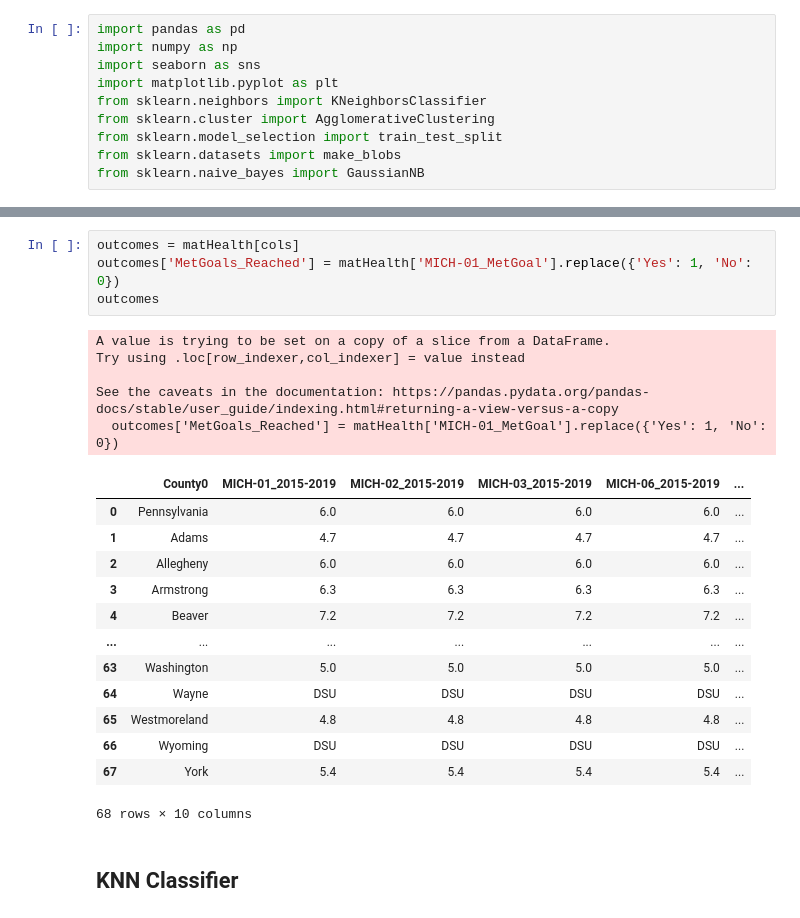
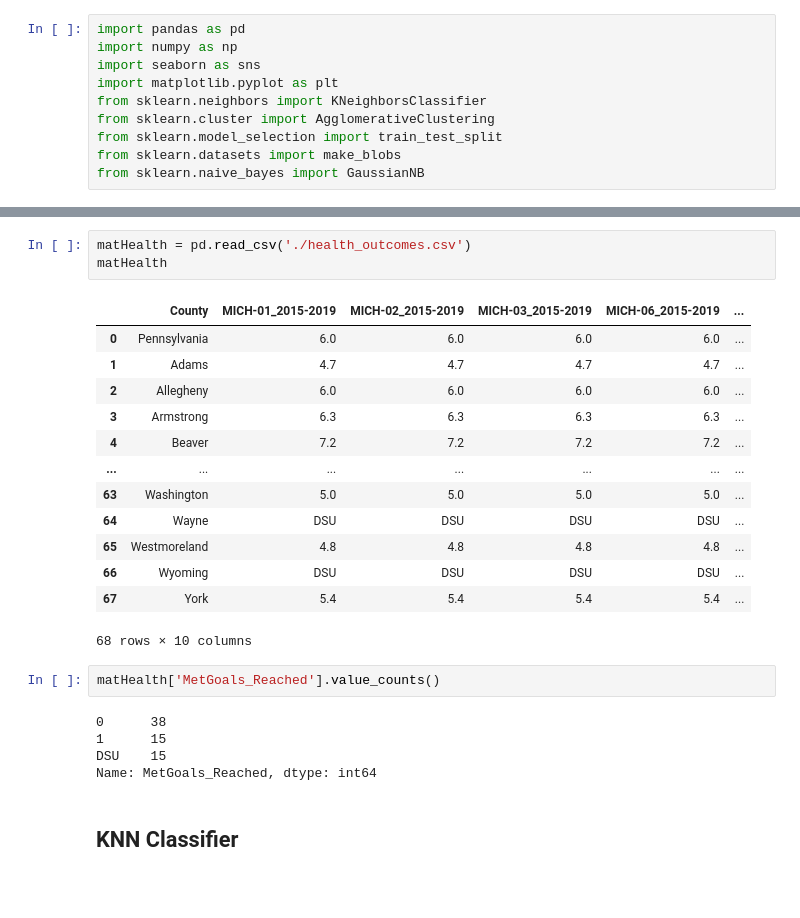
Before and after one commit to cleung-2/dabp_final, a Jupyter notebook: Classifiers.ipynb, the cells around one changed output, grey strips where cells are left out. Cells and saved outputs as stored; diff of their text form; blank space fills up the shorter version.

```diff
--- a/Classifiers.ipynb
+++ b/Classifiers.ipynb
@@ -51,26 +13,27 @@ cols
-# %%
-outcomes = matHealth[cols]
-outcomes['MetGoals_Reached'] = matHealth['MICH-01_MetGoal'].replace({'Yes': 1, 'No': 0})
-outcomes
-# %% [output]
-A value is trying to be set on a copy of a slice from a DataFrame.
-Try using .loc[row_indexer,col_indexer] = value instead
-
-See the caveats in the documentation: https://pandas.pydata.org/pandas-docs/stable/user_guide/indexing.html#returning-a-view-versus-a-copy
-  outcomes['MetGoals_Reached'] = matHealth['MICH-01_MetGoal'].replace({'Yes': 1, 'No': 0})
-|  | County0 | MICH-01_2015-2019 | MICH-02_2015-2019 | MICH-03_2015-2019 | MICH-06_2015-2019 | ... |
-| 0 | Pennsylvania | 6.0 | 6.0 | 6.0 | 6.0 | ... |
-| 1 | Adams | 4.7 | 4.7 | 4.7 | 4.7 | ... |
-| 2 | Allegheny | 6.0 | 6.0 | 6.0 | 6.0 | ... |
-| 3 | Armstrong | 6.3 | 6.3 | 6.3 | 6.3 | ... |
-| 4 | Beaver | 7.2 | 7.2 | 7.2 | 7.2 | ... |
-| ... | ... | ... | ... | ... | ... | ... |
-| 63 | Washington | 5.0 | 5.0 | 5.0 | 5.0 | ... |
-| 64 | Wayne | DSU | DSU | DSU | DSU | ... |
-| 65 | Westmoreland | 4.8 | 4.8 | 4.8 | 4.8 | ... |
-| 66 | Wyoming | DSU | DSU | DSU | DSU | ... |
-| 67 | York | 5.4 | 5.4 | 5.4 | 5.4 | ... |
-68 rows × 10 columns
+# %%
+matHealth = pd.read_csv('./health_outcomes.csv')
+matHealth
+# %% [output]
+|  | County | MICH-01_2015-2019 | MICH-02_2015-2019 | MICH-03_2015-2019 | MICH-06_2015-2019 | ... |
+| 0 | Pennsylvania | 6.0 | 6.0 | 6.0 | 6.0 | ... |
+| 1 | Adams | 4.7 | 4.7 | 4.7 | 4.7 | ... |
+| 2 | Allegheny | 6.0 | 6.0 | 6.0 | 6.0 | ... |
+| 3 | Armstrong | 6.3 | 6.3 | 6.3 | 6.3 | ... |
+| 4 | Beaver | 7.2 | 7.2 | 7.2 | 7.2 | ... |
+| ... | ... | ... | ... | ... | ... | ... |
+| 63 | Washington | 5.0 | 5.0 | 5.0 | 5.0 | ... |
+| 64 | Wayne | DSU | DSU | DSU | DSU | ... |
+| 65 | Westmoreland | 4.8 | 4.8 | 4.8 | 4.8 | ... |
+| 66 | Wyoming | DSU | DSU | DSU | DSU | ... |
+| 67 | York | 5.4 | 5.4 | 5.4 | 5.4 | ... |
+68 rows × 10 columns
+# %%
+matHealth['MetGoals_Reached'].value_counts()
+# %% [output]
+0      38
+1      15
+DSU    15
+Name: MetGoals_Reached, dtype: int64
 # %% [markdown]
 ## KNN Classifier
 # %%
```
Also changed, not shown: parts of 3 cells of this notebook, 2 other files.
